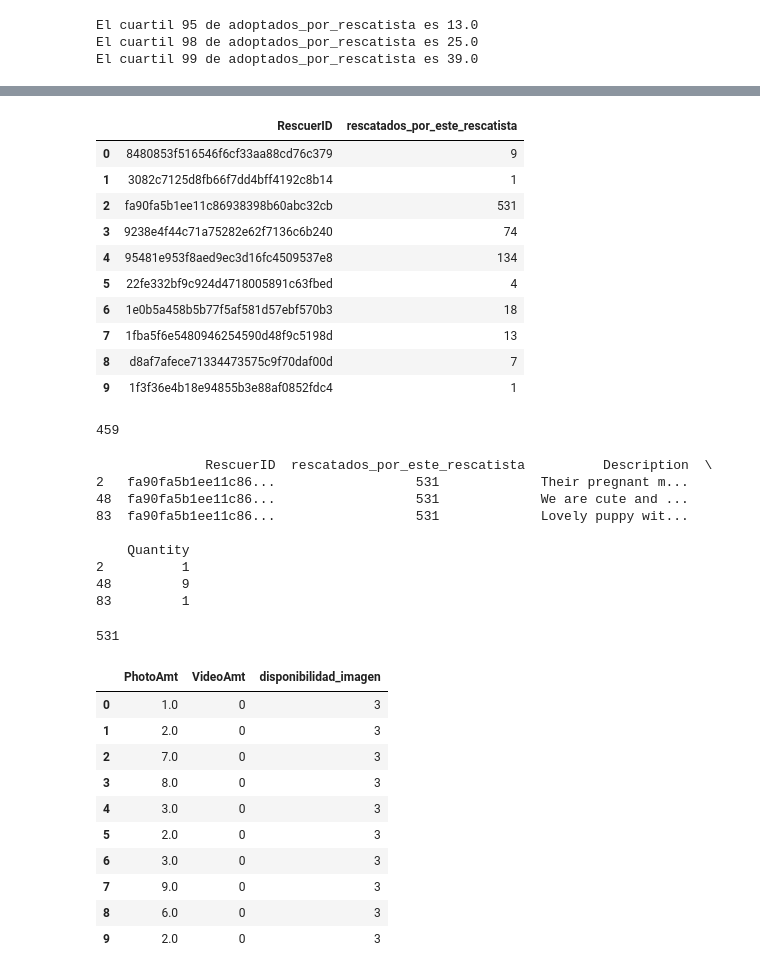
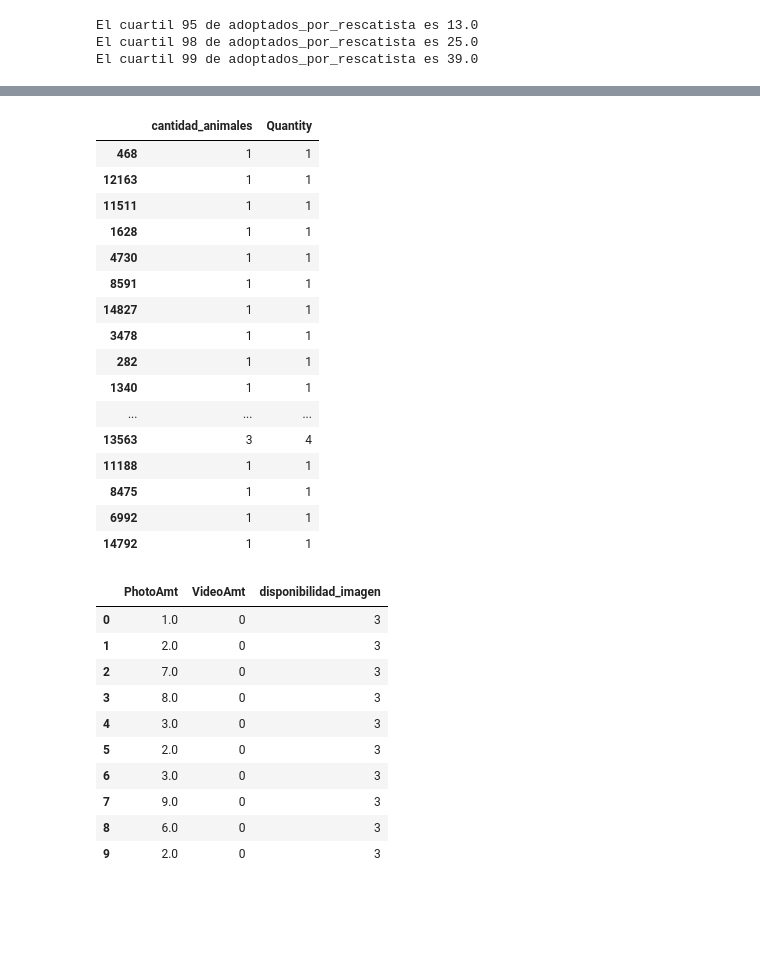
Before and after one commit to AdrianDVnqn/UA_MDM_Labo2_Grupo12, a Jupyter notebook: analisis_nulls.ipynb, the cells around one changed output, grey strips where cells are left out. Drawn from its saved outputs; the diff is of its cells as text; code cells hidden in the pictures; blank space fills up the shorter version.

```diff
--- a/analisis_nulls.ipynb
+++ b/analisis_nulls.ipynb
@@ -406,37 +449,32 @@ adoptados_por_rescatista.head
-# %%
-dataset[['RescuerID', 'rescatados_por_este_rescatista']].head(10)
-# %% [output]
-|  | RescuerID | rescatados_por_este_rescatista |
-| 0 | 8480853f516546f6cf33aa88cd76c379 | 9 |
-| 1 | 3082c7125d8fb66f7dd4bff4192c8b14 | 1 |
-| 2 | fa90fa5b1ee11c86938398b60abc32cb | 531 |
-| 3 | 9238e4f44c71a75282e62f7136c6b240 | 74 |
-| 4 | 95481e953f8aed9ec3d16fc4509537e8 | 134 |
-| 5 | 22fe332bf9c924d4718005891c63fbed | 4 |
-| 6 | 1e0b5a458b5b77f5af581d57ebf570b3 | 18 |
-| 7 | 1fba5f6e5480946254590d48f9c5198d | 13 |
-| 8 | d8af7afece71334473575c9f70daf00d | 7 |
-| 9 | 1f3f36e4b18e94855b3e88af0852fdc4 | 1 |
-# %%
-pd.set_option('display.max_colwidth', 20)
-(len(dataset[dataset['rescatados_por_este_rescatista']==531]))
-# %% [output]
-459
-# %%
-rescatista_531 = dataset[dataset['rescatados_por_este_rescatista']==531]
-print(rescatista_531[['RescuerID','rescatados_por_este_rescatista','Description', 'Quantity']].head(3))
-rescatista_531.Quantity.sum()
-# %% [output]
-              RescuerID  rescatados_por_este_rescatista          Description  \
-2   fa90fa5b1ee11c86...                  531             Their pregnant m...
-48  fa90fa5b1ee11c86...                  531             We are cute and ...
-83  fa90fa5b1ee11c86...                  531             Lovely puppy wit...
-
-    Quantity
-2          1
-48         9
-83         1
-531
+# %%
+def cantidad_animales (x):
+    if x==1:
+        return 1
+    elif x==2|x==3:
+        return 2
+    else:
+        return 3
+
+dataset['cantidad_animales']= dataset['Quantity'].apply(cantidad_animales)
+dataset[['cantidad_animales', 'Quantity']].sample(20)
+# %% [output]
+|  | cantidad_animales | Quantity |
+| 468 | 1 | 1 |
+| 12163 | 1 | 1 |
+| 11511 | 1 | 1 |
+| 1628 | 1 | 1 |
+| 4730 | 1 | 1 |
+| 8591 | 1 | 1 |
+| 14827 | 1 | 1 |
+| 3478 | 1 | 1 |
+| 282 | 1 | 1 |
+| 1340 | 1 | 1 |
+| ... | ... | ... |
+| 13563 | 3 | 4 |
+| 11188 | 1 | 1 |
+| 8475 | 1 | 1 |
+| 6992 | 1 | 1 |
+| 14792 | 1 | 1 |
 # %%
 def disponibilidad_imagen(x, y):
     if pd.isna(x) and pd.isna(y):
```
Also changed, not shown: parts of 10 cells of this notebook.
